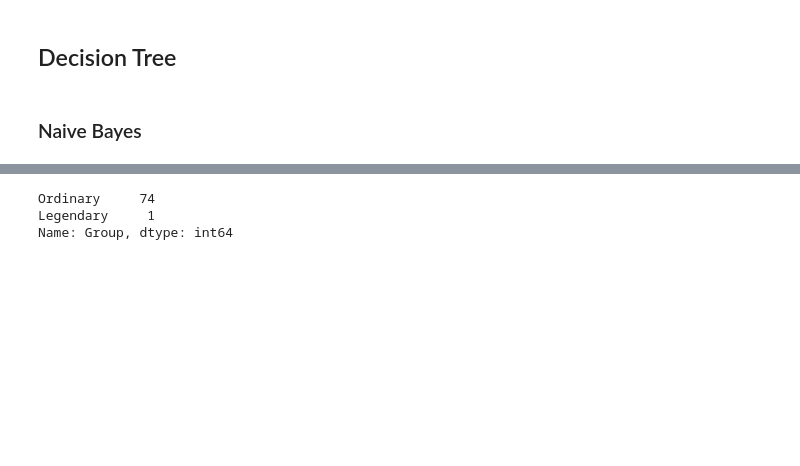
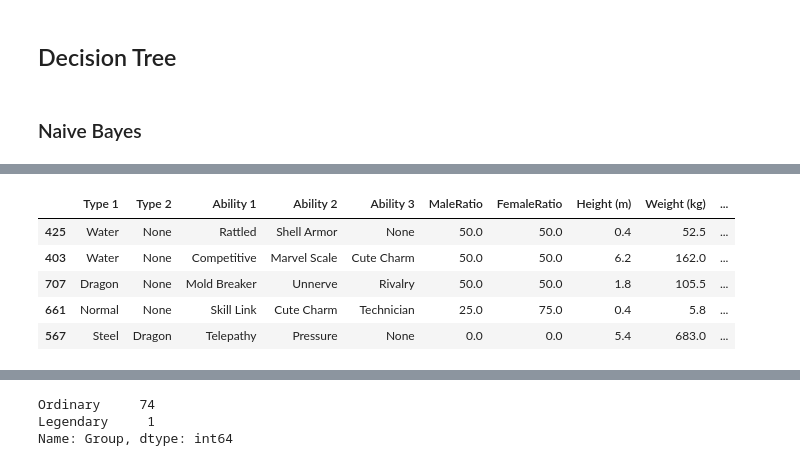
Before and after one commit to pandabytes/PokemonDatamining, a Jupyter notebook: predictors/Pokemon.ipynb, the cells around one changed output, grey strips where cells are left out. Drawn from its saved outputs; the diff is of its cells as text; code cells hidden in the pictures; blank space fills up the shorter version.

```diff
--- a/predictors/Pokemon.ipynb
+++ b/predictors/Pokemon.ipynb
@@ -181,3 +186,12 @@ d
+# %%
+training.head()
+# %% [output]
+|  | Type 1 | Type 2 | Ability 1 | Ability 2 | Ability 3 | MaleRatio | FemaleRatio | Height (m) | Weight (kg) | ... |
+| 425 | Water | None | Rattled | Shell Armor | None | 50.0 | 50.0 | 0.4 | 52.5 | ... |
+| 403 | Water | None | Competitive | Marvel Scale | Cute Charm | 50.0 | 50.0 | 6.2 | 162.0 | ... |
+| 707 | Dragon | None | Mold Breaker | Unnerve | Rivalry | 50.0 | 50.0 | 1.8 | 105.5 | ... |
+| 661 | Normal | None | Skill Link | Cute Charm | Technician | 25.0 | 75.0 | 0.4 | 5.8 | ... |
+| 567 | Steel | Dragon | Telepathy | Pressure | None | 0.0 | 0.0 | 5.4 | 683.0 | ... |
 # %%
 for i in training["FemaleRatio"]: print(i)
 # %%
```
Also changed, not shown: parts of 6 cells of this notebook, 2 other files.
